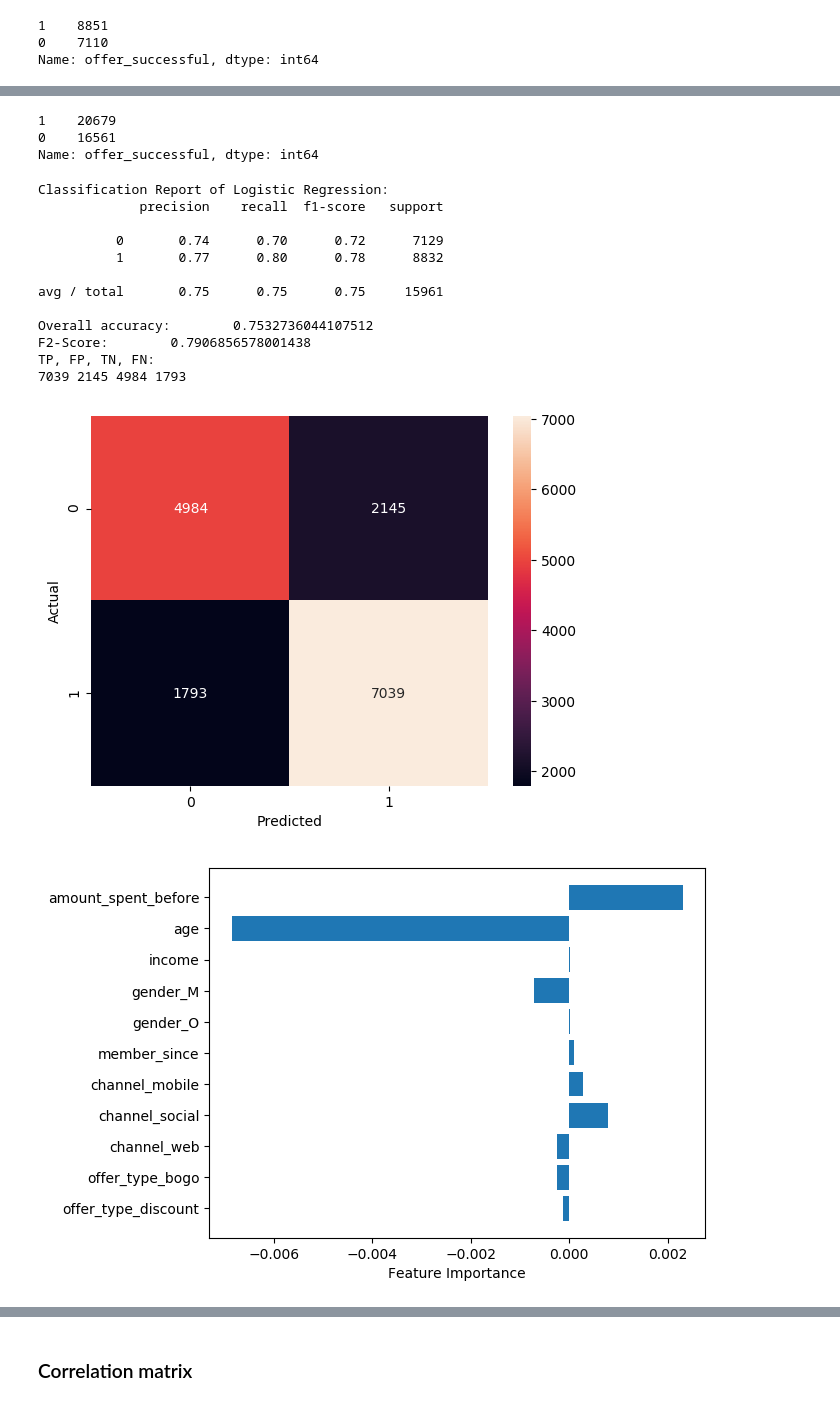
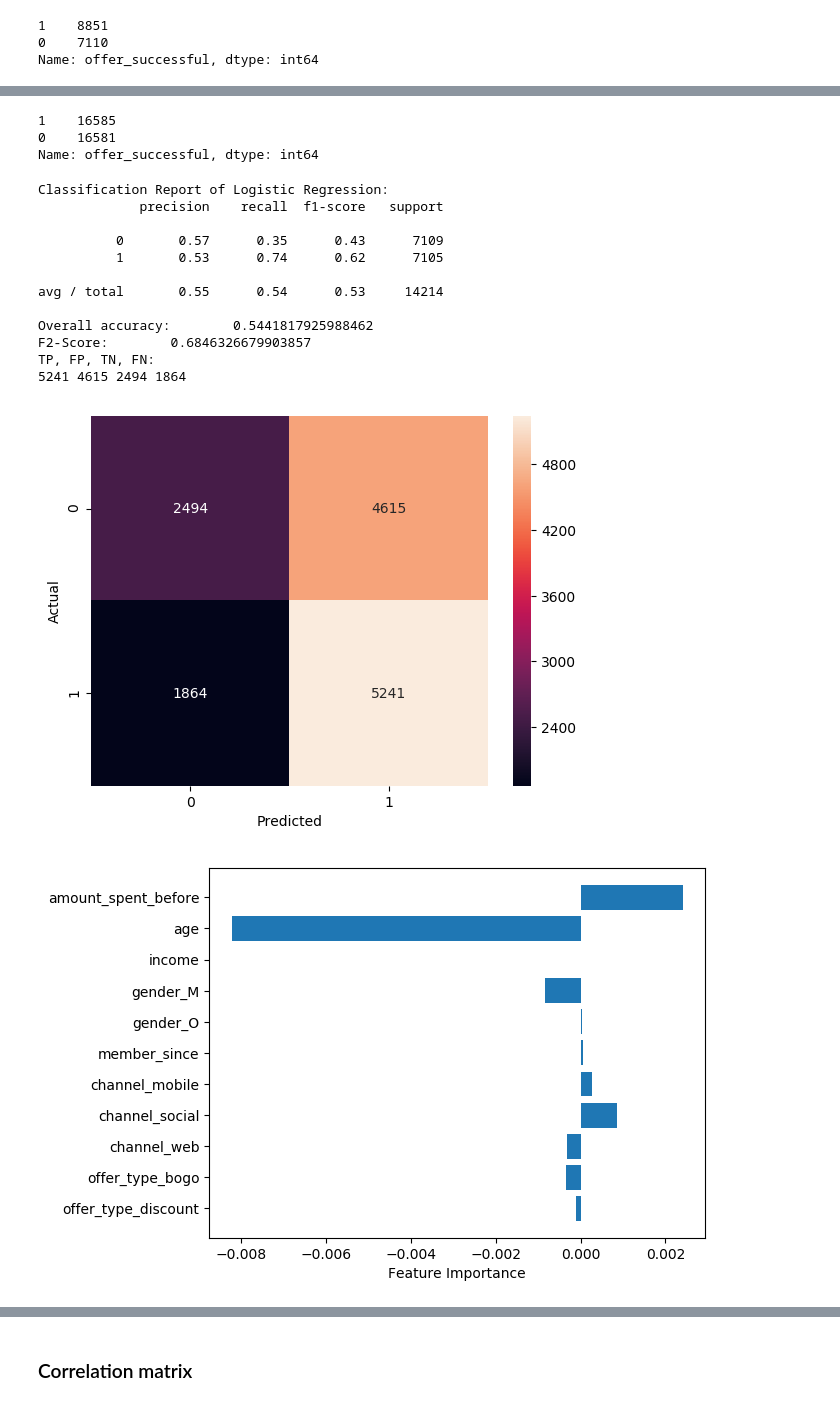
Before and after one commit to AliceSchuster/Udacity_Project_4, a Jupyter notebook: Starbucks_Capstone_notebook.ipynb, the cells around one changed output, grey strips where cells are left out. Drawn from its saved outputs; the diff is of its cells as text; code cells hidden in the pictures.

```diff
--- a/Starbucks_Capstone_notebook.ipynb
+++ b/Starbucks_Capstone_notebook.ipynb
@@ -768,12 +780,15 @@ print("Testing set has {} samples.".format(X_test.shape[0]))
 Training set has 37240 samples.
 Testing set has 15961 samples.
 # %%
-from sklearn.metrics import classification_report
-from sklearn.metrics import confusion_matrix
-from sklearn.metrics import accuracy_score
-from sklearn.metrics import fbeta_score
-
 def model_results (model_name, y_test, model_pred):
+    '''
+    Prints the results of the classification report, overall accuracy, F2-core as well as the amount of TP, FP, TN, FN.
+    Additonally draws the confusion matrix.
+    Input:
+        model_name: name of model
+        y_test: test data containing actual labels
+        model_pred: predicted labels
+    '''
     print('Classification Report of ' + model_name + ':')
     print(classification_report(y_test, model_pred))
     print("Overall accuracy:\t {}".format(accuracy_score(y_test, model_pred)))
@@ -792,9 +807,13 @@ def model_results (model_name, y_test, model_pred):
     plt.ylabel("Actual")
     plt.xlabel("Predicted");
 # %%
-import matplotlib.pyplot as plt
-# see also
-def print_feature_importance(feature_importance, X):
+def plot_feature_importance(feature_importance, X):
+    '''
+    Plots the feature importance
+    Input:
+        feature_importance: score to input features presenting how useful they are at predicting a target variable
+        X: features
+    '''
     plt.rcdefaults()
     fig, ax = plt.subplots()
     features = (X.columns)
@@ -914 +930,5 @@ df_minority = merged_df[merged_df.offer_successful==1]
+# %%
+# Split the data into successful and not successful orders
+df_majority = merged_df[merged_df.offer_successful==1]
+df_minority = merged_df[merged_df.offer_successful==0]
 # %%
@@ -942,27 +963,29 @@ Name: offer_successful, dtype: int64
 # %%
 y_train_bal.value_counts()
 # %% [output]
-1    20679
-0    16561
+1    16585
+0    16581
 Name: offer_successful, dtype: int64
 # %%
+# Prediction based on Logistic Regression (balanced groups)
+lr = LogisticRegression(random_state=42)
 lr.fit(X_train_bal, y_train_bal)
-lr_bal_pred = model.predict(X_test_bal)
+lr_bal_pred = lr.predict(X_test_bal)
 model_results ("Logistic Regression", y_test_bal, lr_bal_pred)
-print_feature_importance (lr.coef_[0], X_bal)
+plot_feature_importance (lr.coef_[0], X_bal)
 # %% [output]
 Classification Report of Logistic Regression:
              precision    recall  f1-score   support
 
-          0       0.74      0.70      0.72      7129
-          1       0.77      0.80      0.78      8832
+          0       0.57      0.35      0.43      7109
+          1       0.53      0.74      0.62      7105
 
-avg / total       0.75      0.75      0.75     15961
+avg / total       0.55      0.54      0.53     14214
 
-Overall accuracy:        0.7532736044107512
-F2-Score:        0.7906856578001438
+Overall accuracy:        0.5441817925988462
+F2-Score:        0.6846326679903857
 TP, FP, TN, FN:
-7039 2145 4984 1793
+5241 4615 2494 1864
-[figure, old version]
+[figure, new version]
-[figure, old version]
+[figure, new version]
 # %%
```
Also changed, not shown: parts of 52 cells of this notebook.
